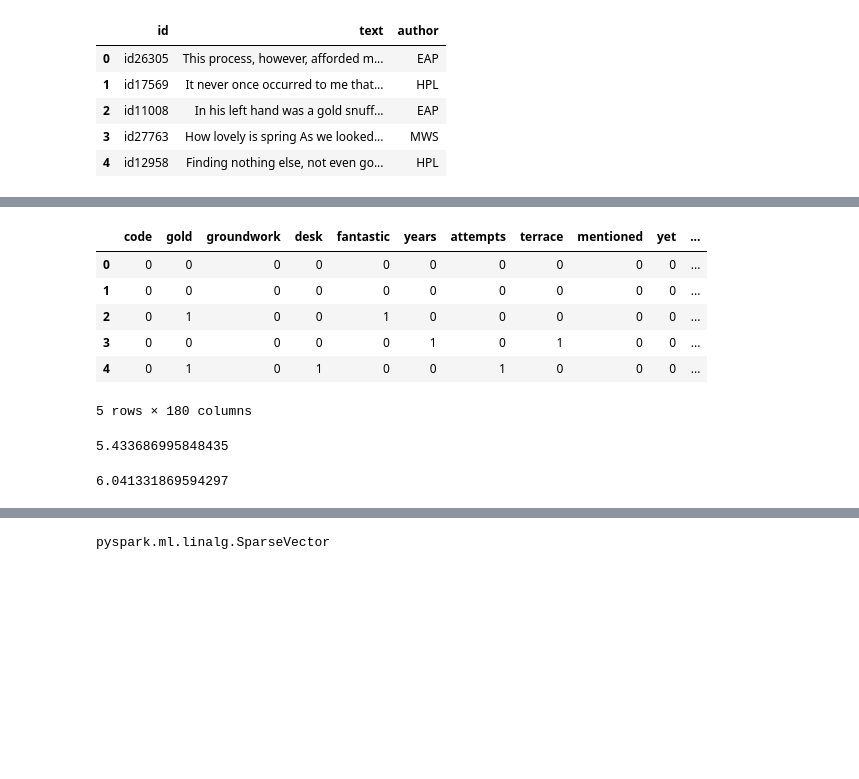
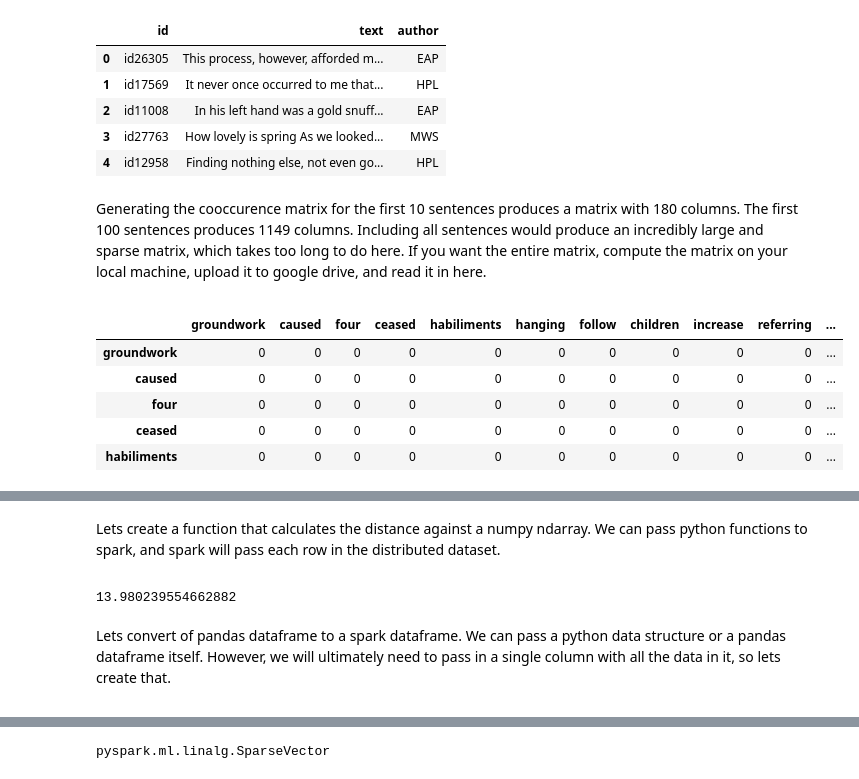
Before and after one commit to JakeUrban/PiSpark, a Jupyter notebook: spark_knn.ipynb, the cells around one changed output, grey strips where cells are left out. Drawn from its saved outputs; the diff is of its cells as text; code cells hidden in the pictures; blank space fills up the shorter version.

```diff
--- a/spark_knn.ipynb
+++ b/spark_knn.ipynb
@@ -74,6 +74,7 @@ Lets import our dataset using pandas and use our NLP code from pyspark_lsa.ipynb
 # %%
 import pandas as pd
 
+pd.set_option('display.max_columns', 500)
 gothic_table = pd.read_csv('https://bit.ly/2HVSx3X', encoding='utf-8')
 gothic_table.head(5)
 # %% [output]
@@ -88,8 +89,19 @@ gothic_table.head(5)
+# %% [markdown]
+<div class=h1_cell>
+<p>
+Generating the cooccurence matrix for the first 10 sentences produces a matrix with 180 columns. The first 100 sentences produces 1149 columns. Including all sentences would produce an incredibly large and sparse matrix, which takes too long to do here. If you want the entire matrix, compute the matrix on your local machine, upload it to google drive, and read it in here.
+</div>
 # %%
 from nlp import get_bag_and_tokenize
-from lnalg import occurence_matrix
+from lnalg import comatrix
 
-bag, sentences = get_bag_and_tokenize(gothic_table.head(10), 'text')
-omatrix = occurence_matrix(bag, sentences)  # Don't need this. Build window-comatrix.
-omatrix.head(5)
+bag, sentences = get_bag_and_tokenize(gothic_table.head(100), 'text')
+cm = comatrix(bag, sentences, window=3)
+cm.head(5)
 # %% [output]
+|  | groundwork | caused | four | ceased | habiliments | hanging | follow | children | increase | referring | ... |
+| groundwork | 0 | 0 | 0 | 0 | 0 | 0 | 0 | 0 | 0 | 0 | ... |
+| caused | 0 | 0 | 0 | 0 | 0 | 0 | 0 | 0 | 0 | 0 | ... |
+| four | 0 | 0 | 0 | 0 | 0 | 0 | 0 | 0 | 0 | 0 | ... |
+| ceased | 0 | 0 | 0 | 0 | 0 | 0 | 0 | 0 | 0 | 0 | ... |
+| habiliments | 0 | 0 | 0 | 0 | 0 | 0 | 0 | 0 | 0 | 0 | ... |
@@ -99,7 +108,0 @@ omatrix.head(5)
-|  | code | gold | groundwork | desk | fantastic | years | attempts | terrace | mentioned | yet | ... |
-| 0 | 0 | 0 | 0 | 0 | 0 | 0 | 0 | 0 | 0 | 0 | ... |
-| 1 | 0 | 0 | 0 | 0 | 0 | 0 | 0 | 0 | 0 | 0 | ... |
-| 2 | 0 | 1 | 0 | 0 | 1 | 0 | 0 | 0 | 0 | 0 | ... |
-| 3 | 0 | 0 | 0 | 0 | 0 | 1 | 0 | 1 | 0 | 0 | ... |
-| 4 | 0 | 1 | 0 | 1 | 0 | 0 | 1 | 0 | 0 | 0 | ... |
-5 rows × 180 columns
@@ -111,14 +109,23 @@ from pyspark.sql.types import FloatType
+# %% [markdown]
+<div class=h1_cell>
+<p>
+Lets create a function that calculates the distance against a numpy ndarray. We can pass python functions to spark, and spark will pass each row in the distributed dataset.
+</div>
 # %%
-randv = np.random.rand(len(omatrix.columns))
+import numpy as np
+from random import random
+
+randv = np.random.rand(len(cm.columns))
 
 def distance(x):
     return float(np.linalg.norm(x-randv).item())
 
-distance([random() for _ in range(len(omatrix.columns))])  # works for python list
+distance([random() for _ in range(len(cm.columns))])
 # %% [output]
-5.433686995848435
+13.980239554662882
-# %%
-distance([np.random.rand() for _ in range(len(omatrix.columns))])  #  and numpy ndarray
-# %% [output]
-6.041331869594297
+# %% [markdown]
+<div class=h1_cell>
+<p>
+Lets convert of pandas dataframe to a spark dataframe. We can pass a python data structure or a pandas dataframe itself. However, we will ultimately need to pass in a single column with all the data in it, so lets create that.
+</div>
 # %%
```
Also changed, not shown: parts of 22 cells of this notebook, 2 other files.
